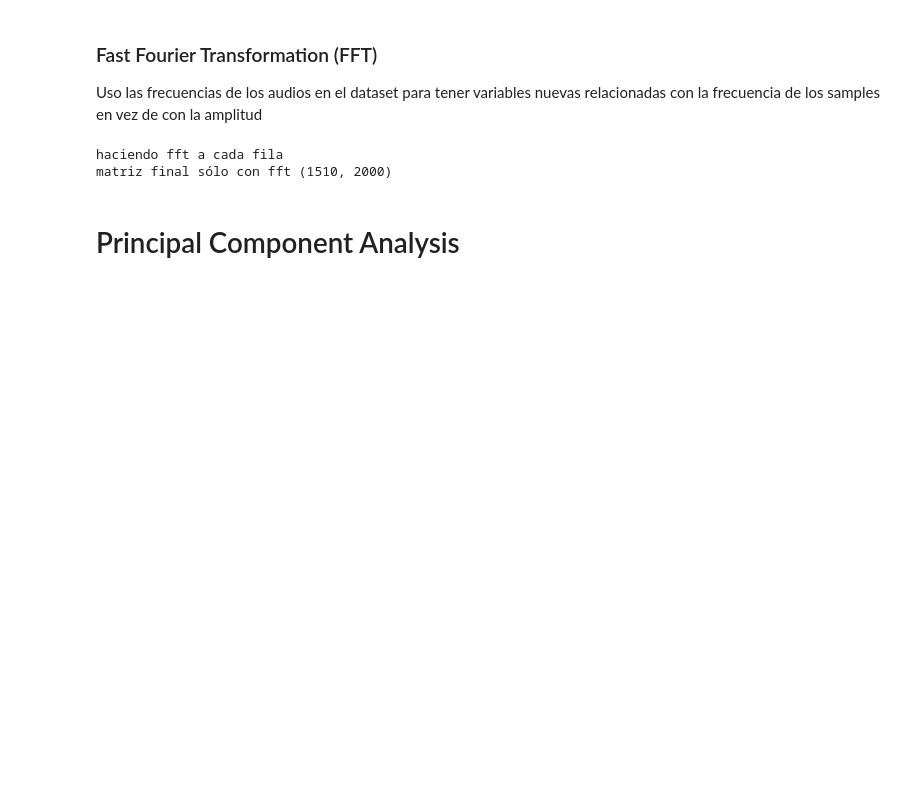
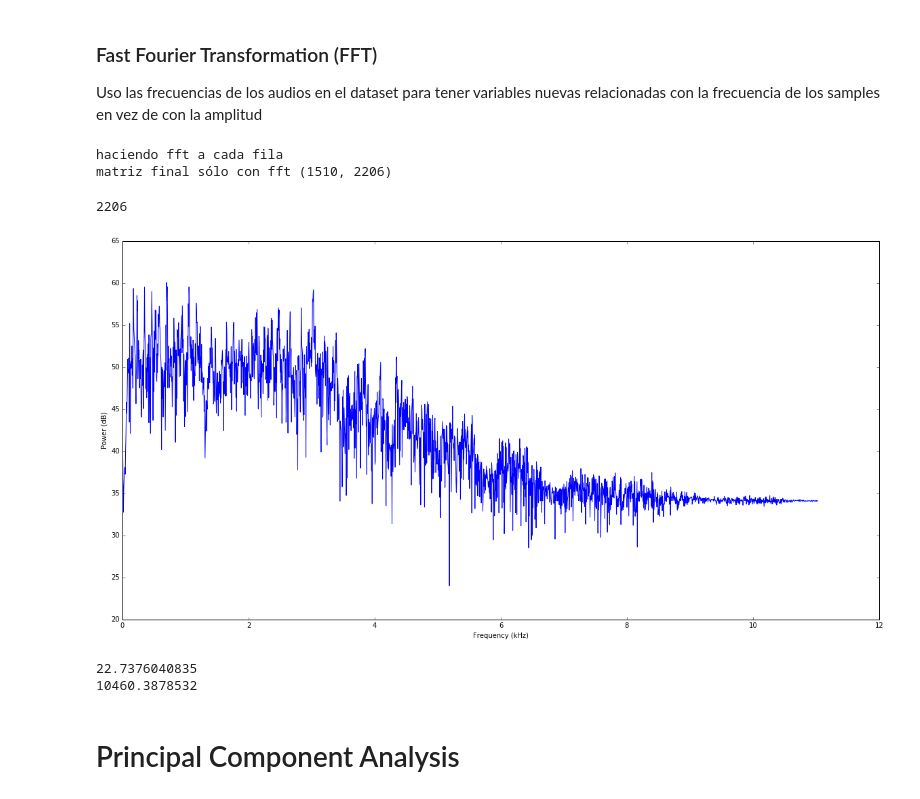
Before and after one commit to macramole/audioClustering, a Jupyter notebook: audioClustering.ipynb, the cells around one changed output. Cells and saved outputs as stored; diff of their text form; code cells hidden in the pictures; blank space fills up the shorter version.

```diff
--- a/audioClustering.ipynb
+++ b/audioClustering.ipynb
@@ -73,21 +71,45 @@ shape de la matriz de audio crudo: (1510, 4410)
 Uso las frecuencias de los audios en el dataset para tener variables nuevas relacionadas con la frecuencia de los samples en vez de con la amplitud
 # %%
 from numpy.fft import fft, fftfreq
-CANT_FRECUENCIES = 2000
+from math import ceil
+#CANT_FRECUENCIES = 2000
 
 print("haciendo fft a cada fila")
 i=0
 freqAmps = []
+cantFq = int(ceil((matrixAudioData[0].size+1)/2.0)) #floor(matrixAudioData[0].size / 2)
 for row in matrixAudioData:
-    freqs = fft(row, n = CANT_FRECUENCIES)
+    freqs = fft(row)
     # freqAmps = np.vstack( (freqAmps, np.absolute (freqs)) )
-    freqAmps.append( np.absolute (freqs) )
+    freqAmps.append( np.absolute(freqs[:cantFq]) )
+    #freqAmps.append( freqs )
     # plt.figure(i)
     # plt.plot(freqsAmp)
     # i += 1
 # plt.show()
 
 freqAmps = np.array(freqAmps)
+
+# https://web.archive.org/web/20120615002031/http://www.mathworks.com/support/tech-notes/1700/1702.html
+# http://samcarcagno.altervista.org/blog/basic-sound-processing-python/
+# scale by the number of points so that
+# the magnitude does not depend on the length
+# of the signal or on its sampling frequency
+for row in freqAmps:
+    row = row / float( matrixAudioData[0].size )
+    row = row**2 # square it to get the power
+
+
+#abria que hacerlo por row ?
+# multiply by two (see technical document for details)
+# odd nfft excludes Nyquist point
+#if cantFq % 2 > 0: # we've got odd number of points fft
+#    freqAmps[1:len(freqAmps)] = freqAmps[1:len(freqAmps)] * 2
+#else:
+#    freqAmps[1:len(freqAmps) -1] = freqAmps[1:len(freqAmps) - 1] * 2 # we've got even number of points fft
+
+
+
 # print("freqAmps", freqAmps.shape)
 
 #matrixAudioData = np.hstack((matrixAudioData, freqAmps))
@@ -97,4 +119,33 @@ matrixAudioData = freqAmps
 print("matriz final sólo con fft", matrixAudioData.shape)
 # %% [output]
 haciendo fft a cada fila
-matriz final sólo con fft (1510, 2000)
+matriz final sólo con fft (1510, 2206)
+# %%
+(matrixAudioData[0]).size
+# %% [output]
+2206
+# %%
+
+sampleIndex = 10
+
+freqArray = np.arange(0, cantFq, 1.0) * (22050 / matrixAudioDataNoFFT[0].size);
+
+plt.figure(figsize=(20,10))
+
+plt.plot(freqArray/1000, 10*np.log10(matrixAudioData[sampleIndex]))
+plt.xlabel('Frequency (kHz)')
+plt.ylabel('Power (dB)')
+
+
+#plt.bar(range(0, CANT_FREQS),matrixAudioData[4,:CANT_FREQS])
+plt.show()
+# %% [output]
+[figure, added]
+# %%
+rms_val = np.sqrt(np.mean(matrixAudioDataNoFFT[sampleIndex]**2))
+print(rms_val)
+rms_val = np.sqrt(np.sum(matrixAudioData[sampleIndex]))
+print(rms_val)
+# %% [output]
+22.7376040835
+10460.3878532
```
Also changed, not shown: parts of 4 cells of this notebook.
